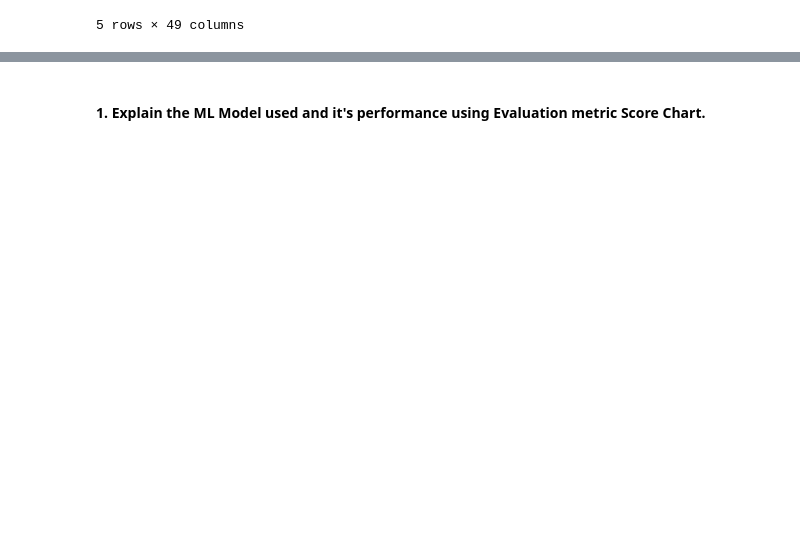
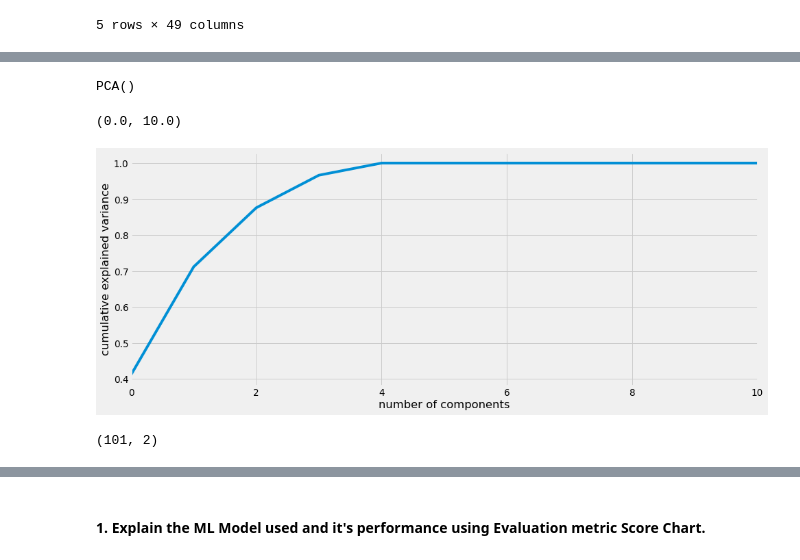
Before and after one commit to JNSDKV/Zomato_Restaurant_Clustering_And_Sentiment_Analysis, a Jupyter notebook: Zomato_Restaurant_Clustering_And_Sentiment_Analysis.ipynb, the cells around one changed output, grey strips where cells are left out. Drawn from its saved outputs; the diff is of its cells as text; code cells hidden in the pictures; blank space fills up the shorter version.

```diff
--- a/Zomato_Restaurant_Clustering_And_Sentiment_Analysis.ipynb
+++ b/Zomato_Restaurant_Clustering_And_Sentiment_Analysis.ipynb
@@ -1369,0 +1313,23 @@ scaled_df.head()
+# %%
+#silhouette score
+from sklearn.metrics import silhouette_score
+from sklearn.metrics import silhouette_samples
+from sklearn.model_selection import ParameterGrid
+# candidates for the number of cluster
+parameters = list(range(2,11))
+#parameters
+parameter_grid = ParameterGrid({'n_clusters': parameters})
+best_score = -1
+kmeans_model = KMeans(random_state = 11)     # instantiating KMeans model
+silhouette_scores = []
+# evaluation based on silhouette_score
+for p in parameter_grid:
+    kmeans_model.set_params(**p)    # set current hyper parameter
+    kmeans_model.fit(scaled_df)          # fit model
+    score = silhouette_score(scaled_df, kmeans_model.labels_)   # calculate silhouette_score
+    silhouette_scores += [score]       # store all the scores
+    print('Parameter:', p, 'Score', score)
+    # check p which has the best score
+    if score > best_score:
+        best_score = score
+        best_grid = p
@@ -1369,0 +1354,27 @@ scaled_df.head()
+# %%
+#PCA Code
+import numpy as np
+from sklearn.decomposition import PCA
+import matplotlib.pyplot as plt
+transformer = PCA()
+transformer.fit(scaled_df)
+# %% [output]
+PCA()
+# %%
+#explained var v/s comp
+plt.plot(np.cumsum(transformer.explained_variance_ratio_))
+plt.xlabel('number of components')
+plt.ylabel('cumulative explained variance')
+plt.xlim([0, 10])
+# %% [output]
+(0.0, 10.0)
+[figure, added]
+# %%
+#choosing right dim from plot, this might take a while, for ready ans use n_components = 2
+from sklearn.decomposition import PCA
+transformer = PCA(n_components=2)
+transformer.fit(scaled_df)
+transformed_df = transformer.transform(scaled_df)
+transformed_df.shape
+# %% [output]
+(101, 2)
```
Also changed, not shown: parts of 221 cells of this notebook.
